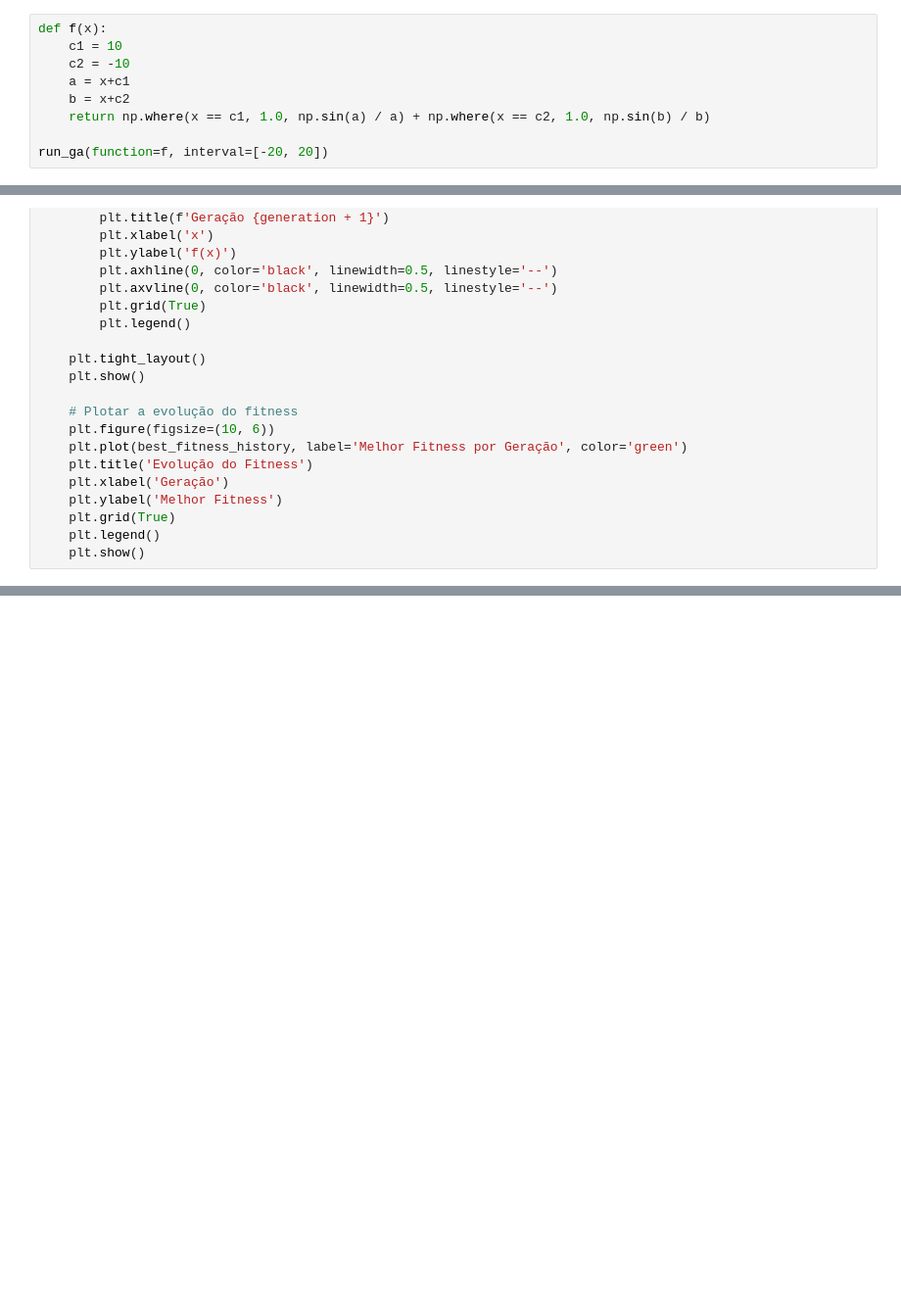
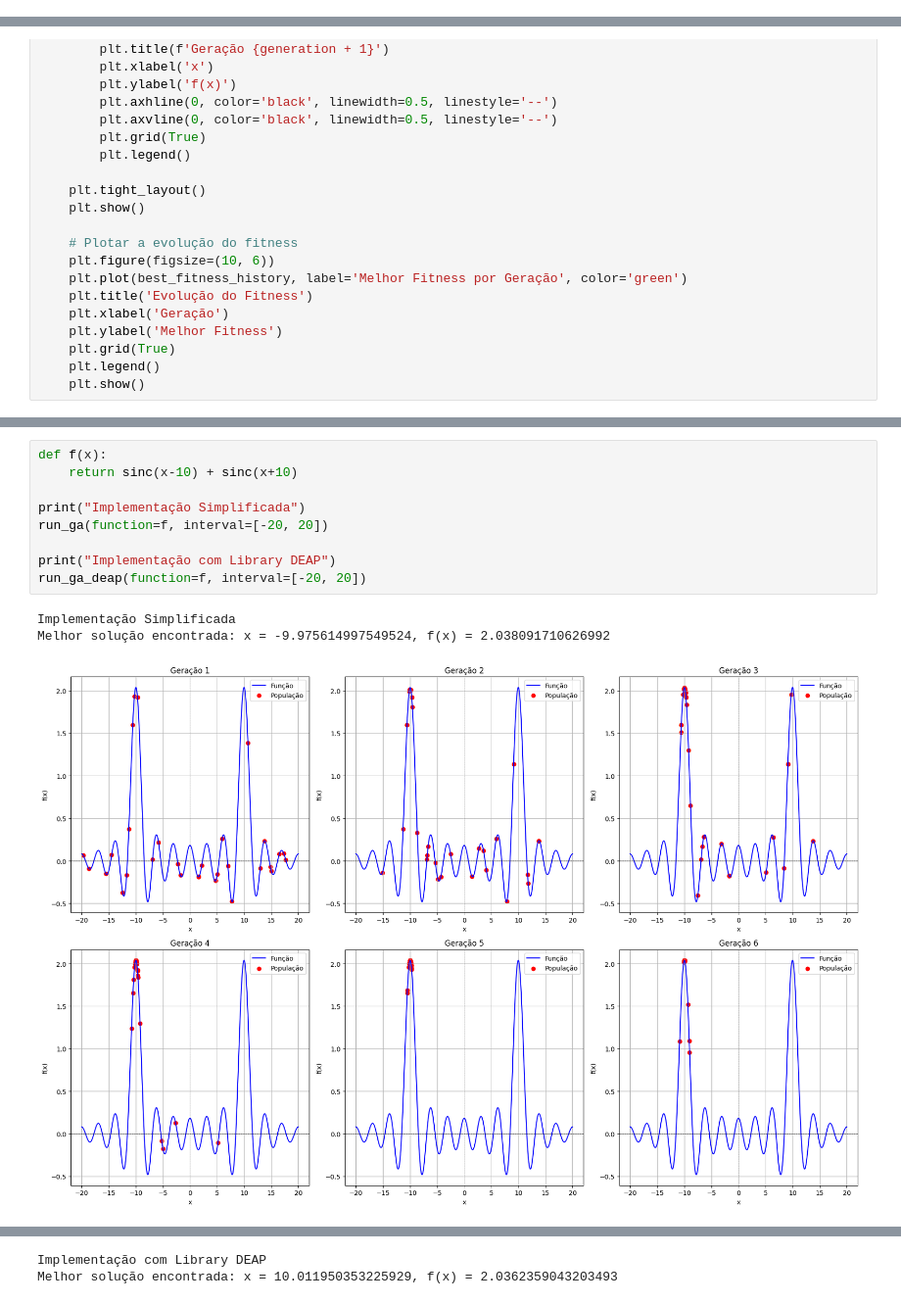
Before and after one commit to JunioCesarFerreira/studies-of-evolutionary-algorithms, a Jupyter notebook: nb/4-find-max-real-function.ipynb, the cells around one changed output, grey strips where cells are left out. Shown at 98% size. Drawn from its saved outputs; the diff is of its cells as text; blank space fills up the shorter version.

Commit message:
update: Adjust find-max-real-function

```diff
--- a/nb/4-find-max-real-function.ipynb
+++ b/nb/4-find-max-real-function.ipynb
@@ -280,9 +265,0 @@ Melhor solução encontrada: x = -0.0012581991734693623, f(x) = 0.99999973615582
-# %%
-def f(x):
-    c1 = 10
-    c2 = -10
-    a = x+c1
-    b = x+c2
-    return np.where(x == c1, 1.0, np.sin(a) / a) + np.where(x == c2, 1.0, np.sin(b) / b)
-
-run_ga(function=f, interval=[-20, 20])
@@ -566,0 +599,13 @@ $$
+# %%
+def f(x):
+    return sinc(x-10) + sinc(x+10)
+
+print("Implementação Simplificada")
+run_ga(function=f, interval=[-20, 20])
+
+print("Implementação com Library DEAP")
+run_ga_deap(function=f, interval=[-20, 20])
+# %% [output]
+Implementação Simplificada
+Melhor solução encontrada: x = -9.975614997549524, f(x) = 2.038091710626992
+[figure, added]
@@ -566,0 +613,2 @@ $$
+Implementação com Library DEAP
+Melhor solução encontrada: x = 10.011950353225929, f(x) = 2.0362359043203493
```
Also changed, not shown: parts of 19 cells of this notebook.
